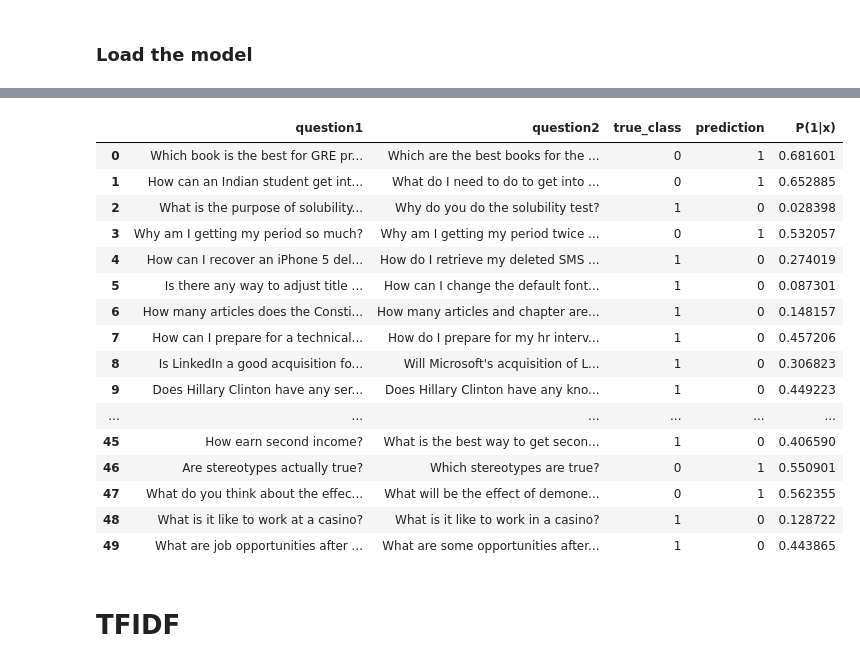
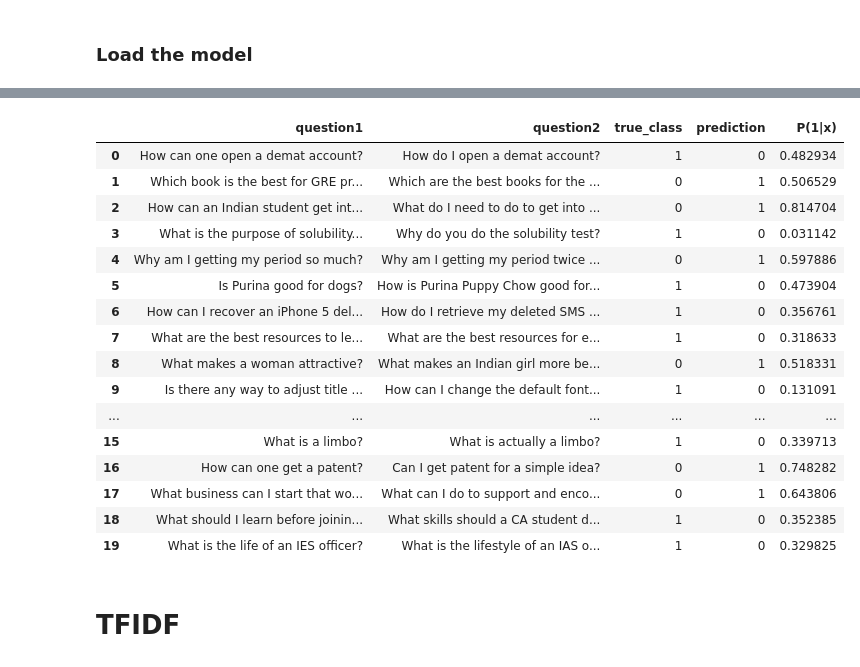
Before and after one commit to jordisc97/NLP-Assignment-1, a Jupyter notebook: 02_Results.ipynb, the cells around one changed output, grey strips where cells are left out. Saved outputs shown, nothing was run; the diff lists cells and outputs as text; code cells hidden in the pictures.

Commit message:
CountVect+TFIDF

```diff
--- a/02_Results.ipynb
+++ b/02_Results.ipynb
@@ -154,6 +166,6 @@ def my_tokenizer_func(doc,
     return lstRet if ngrams[0]!=1 else lst+lstRet
 # %%
-count_vect = SimpleCountVectorizer(
+count_vect = SimpleCountVectorizerAMC(
     doc_cleaner_func=my_doc_cleaner,
     tokenizer_func=my_tokenizer_func
 )
@@ -260,3 +289,6 @@ KeyboardInterrupt:
+# %%
+now = datetime.now().strftime("%d.%m_%H.%M")
+xgb_model.save_model('models/model_{}.dat'.format(now))
 # %% [markdown]
 ### GridSearch
 # %%
@@ -340,4 +370,3 @@ xgb_model.save_model('models/xgb_2825its_0.88763auc_0.40673logloss.dat')
 # %%
 bst = xgb.Booster({'nthread': 4})  # init booster
-bst.load_model('models/xgb_2825its_0.88763auc_0.40673logloss.dat')  # load data
-print(bst)
+bst.load_model('models/model_{}.dat'.format(now))  # load data
@@ -415,7 +405,7 @@ Probability vector: [P(0|x), P(1|x)]:
 qs = hist_errors(mistake_indices, predictions,
                            X_te_q1q2, count_vect, xgb_loaded_model, test_df)
 # %%
-N = 50
+N = 20
 
 from IPython.core.display import display, HTML
 display(HTML("<style>.container { width:100% !important; }</style>"))
@@ -424,25 +414,24 @@ pd.set_option('display.max_rows', N)
 pd.set_option('display.max_colwidth', -1)
 # %%
 # Read mistakes
-qs = pd.read_csv("mistakes.csv")
 qs.head(N)
 # %% [output]
 |  | question1 | question2 | true_class | prediction | P(1|x) |
-| 0 | Which book is the best for GRE pr... | Which are the best books for the ... | 0 | 1 | 0.681601 |
-| 1 | How can an Indian student get int... | What do I need to do to get into ... | 0 | 1 | 0.652885 |
-| 2 | What is the purpose of solubility... | Why do you do the solubility test? | 1 | 0 | 0.028398 |
-| 3 | Why am I getting my period so much? | Why am I getting my period twice ... | 0 | 1 | 0.532057 |
-| 4 | How can I recover an iPhone 5 del... | How do I retrieve my deleted SMS ... | 1 | 0 | 0.274019 |
-| 5 | Is there any way to adjust title ... | How can I change the default font... | 1 | 0 | 0.087301 |
-| 6 | How many articles does the Consti... | How many articles and chapter are... | 1 | 0 | 0.148157 |
-| 7 | How can I prepare for a technical... | How do I prepare for my hr interv... | 1 | 0 | 0.457206 |
-| 8 | Is LinkedIn a good acquisition fo... | Will Microsoft's acquisition of L... | 1 | 0 | 0.306823 |
-| 9 | Does Hillary Clinton have any ser... | Does Hillary Clinton have any kno... | 1 | 0 | 0.449223 |
+| 0 | How can one open a demat account? | How do I open a demat account? | 1 | 0 | 0.482934 |
+| 1 | Which book is the best for GRE pr... | Which are the best books for the ... | 0 | 1 | 0.506529 |
+| 2 | How can an Indian student get int... | What do I need to do to get into ... | 0 | 1 | 0.814704 |
+| 3 | What is the purpose of solubility... | Why do you do the solubility test? | 1 | 0 | 0.031142 |
+| 4 | Why am I getting my period so much? | Why am I getting my period twice ... | 0 | 1 | 0.597886 |
+| 5 | Is Purina good for dogs? | How is Purina Puppy Chow good for... | 1 | 0 | 0.473904 |
+| 6 | How can I recover an iPhone 5 del... | How do I retrieve my deleted SMS ... | 1 | 0 | 0.356761 |
+| 7 | What are the best resources to le... | What are the best resources for e... | 1 | 0 | 0.318633 |
+| 8 | What makes a woman attractive? | What makes an Indian girl more be... | 0 | 1 | 0.518331 |
+| 9 | Is there any way to adjust title ... | How can I change the default font... | 1 | 0 | 0.131091 |
 | ... | ... | ... | ... | ... | ... |
-| 45 | How earn second income? | What is the best way to get secon... | 1 | 0 | 0.406590 |
-| 46 | Are stereotypes actually true? | Which stereotypes are true? | 0 | 1 | 0.550901 |
-| 47 | What do you think about the effec... | What will be the effect of demone... | 0 | 1 | 0.562355 |
-| 48 | What is it like to work at a casino? | What is it like to work in a casino? | 1 | 0 | 0.128722 |
-| 49 | What are job opportunities after ... | What are some opportunities after... | 1 | 0 | 0.443865 |
+| 15 | What is a limbo? | What is actually a limbo? | 1 | 0 | 0.339713 |
+| 16 | How can one get a patent? | Can I get patent for a simple idea? | 0 | 1 | 0.748282 |
+| 17 | What business can I start that wo... | What can I do to support and enco... | 0 | 1 | 0.643806 |
+| 18 | What should I learn before joinin... | What skills should a CA student d... | 1 | 0 | 0.352385 |
+| 19 | What is the life of an IES officer? | What is the lifestyle of an IAS o... | 1 | 0 | 0.329825 |
 # %% [markdown]
 # TFIDF
```
Also changed, not shown: parts of 26 cells of this notebook.
